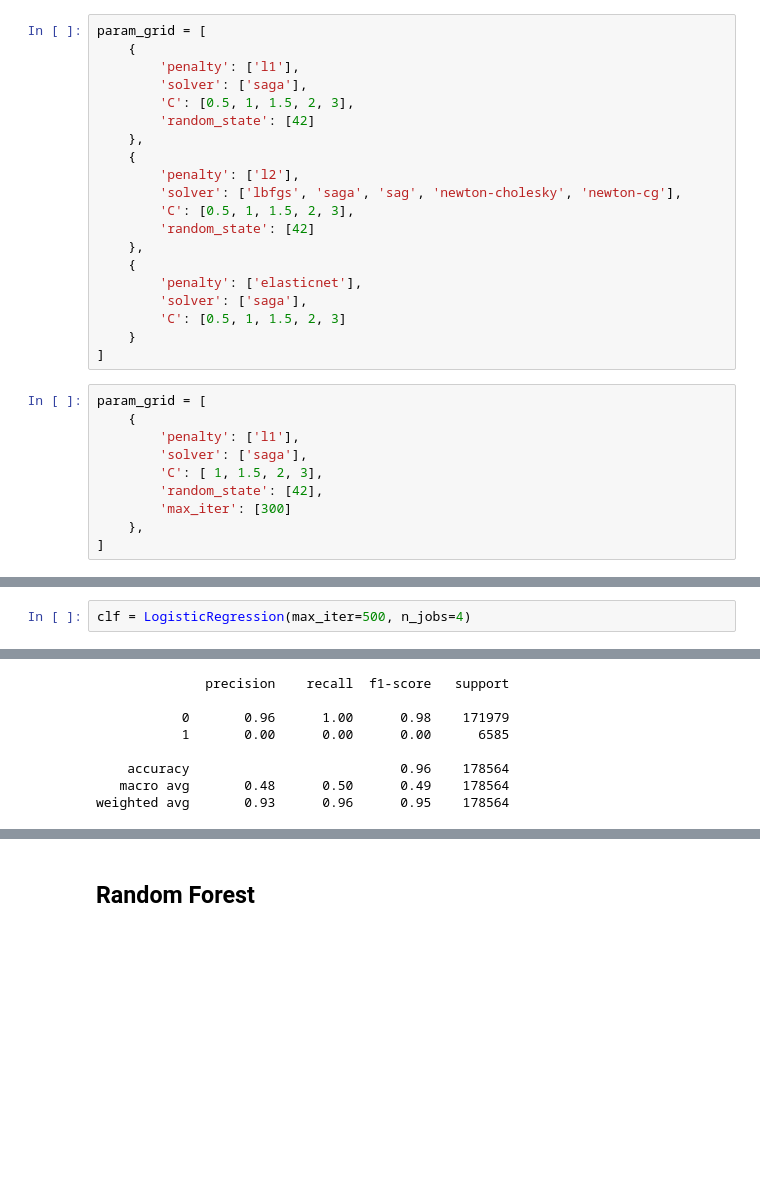
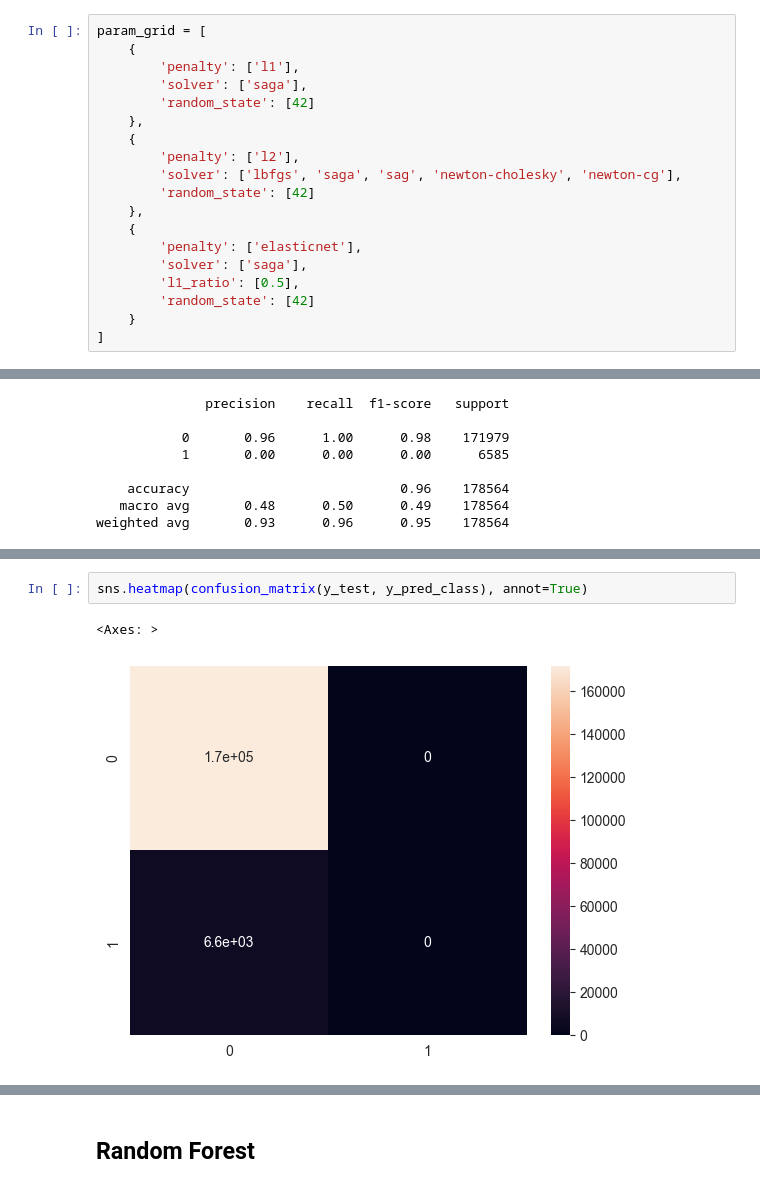
Before and after one commit to fernandohitmas/data_science_challenges, a Jupyter notebook: scripts/kaggle_porto_seguro_safe_driver/03.2.modelling_raw.ipynb, the cells around one changed output, grey strips where cells are left out. Drawn from its saved outputs; the diff is of its cells as text; blank space fills up the shorter version.

```diff
--- a/scripts/kaggle_porto_seguro_safe_driver/03.2.modelling_raw.ipynb
+++ b/scripts/kaggle_porto_seguro_safe_driver/03.2.modelling_raw.ipynb
@@ -93,31 +97,20 @@ param_grid = [
     {
         'penalty': ['l1'],
         'solver': ['saga'],
-        'C': [0.5, 1, 1.5, 2, 3],
         'random_state': [42]
     },
     {
         'penalty': ['l2'],
         'solver': ['lbfgs', 'saga', 'sag', 'newton-cholesky', 'newton-cg'],
-        'C': [0.5, 1, 1.5, 2, 3],
         'random_state': [42]
     },
     {
         'penalty': ['elasticnet'],
         'solver': ['saga'],
-        'C': [0.5, 1, 1.5, 2, 3]
+        'l1_ratio': [0.5],
+        'random_state': [42]
     }
 ]
-# %%
-param_grid = [
-    {
-        'penalty': ['l1'],
-        'solver': ['saga'],
-        'C': [ 1, 1.5, 2, 3],
-        'random_state': [42],
-        'max_iter': [300]
-    },
-]
 # %%
 estimator = LogisticRegression()
 cv = 3
@@ -138,2 +130,0 @@ weights = np.ceil(dados_brutos.target.value_counts()/dados_brutos.target.value_c
-# %%
-clf = LogisticRegression(max_iter=500, n_jobs=4)
@@ -234,3 +148,8 @@ plt.show()
+# %%
+sns.heatmap(confusion_matrix(y_test, y_pred_class), annot=True)
+# %% [output]
+<Axes: >
+[figure, added]
 # %%
 accuracy = accuracy_score(y_test, y_pred_class)
 roc_auc = roc_auc_score(y_test, y_pred_prob)
```
Also changed, not shown: parts of 62 cells of this notebook.
